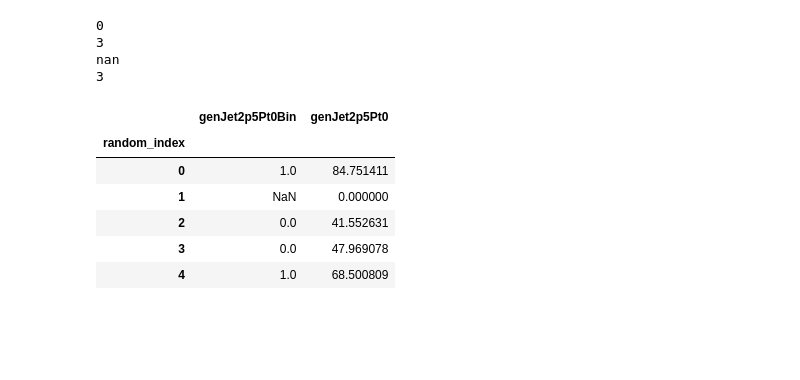
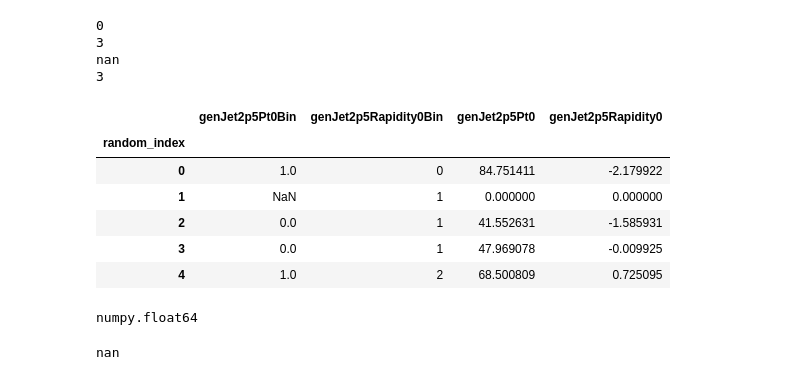
Before and after one commit to jandrejk/higgs_model_dep, a Jupyter notebook: ProjectionPlotsNjets2p5_usingTestSample.ipynb, the cells around one changed output. Saved outputs shown, nothing was run; the diff lists cells and outputs as text; code cells hidden in the pictures; blank space fills up the shorter version.

```diff
--- a/ProjectionPlotsNjets2p5_usingTestSample.ipynb
+++ b/ProjectionPlotsNjets2p5_usingTestSample.ipynb
@@ -117,12 +98,12 @@ print(df_test['genJet2p5Pt0Bin'].max())
 nan
 3
 # %%
-df_test[['genJet2p5Pt0Bin','genJet2p5Pt0']][0:5]
+df_test[['genJet2p5Pt0Bin','genJet2p5Rapidity0Bin','genJet2p5Pt0','genJet2p5Rapidity0']][0:5]
 # %% [output]
-|  | genJet2p5Pt0Bin | genJet2p5Pt0 |
-| random_index |  |  |
-| 0 | 1.0 | 84.751411 |
-| 1 | NaN | 0.000000 |
-| 2 | 0.0 | 41.552631 |
-| 3 | 0.0 | 47.969078 |
-| 4 | 1.0 | 68.500809 |
+|  | genJet2p5Pt0Bin | genJet2p5Rapidity0Bin | genJet2p5Pt0 | genJet2p5Rapidity0 |
+| random_index |  |  |  |  |
+| 0 | 1.0 | 0 | 84.751411 | -2.179922 |
+| 1 | NaN | 1 | 0.000000 | 0.000000 |
+| 2 | 0.0 | 1 | 41.552631 | -1.585931 |
+| 3 | 0.0 | 1 | 47.969078 | -0.009925 |
+| 4 | 1.0 | 2 | 68.500809 | 0.725095 |
@@ -128,0 +112,8 @@ df_test[['genJet2p5Pt0Bin','genJet2p5Pt0']][0:5]
+# %%
+type(p)
+# %% [output]
+numpy.float64
+# %%
+p
+# %% [output]
+nan
```
Also changed, not shown: parts of 13 cells of this notebook.
